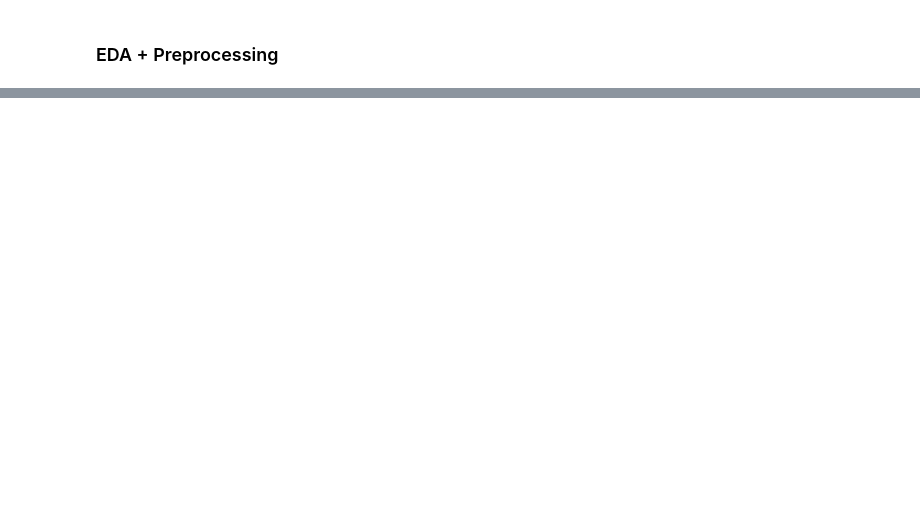
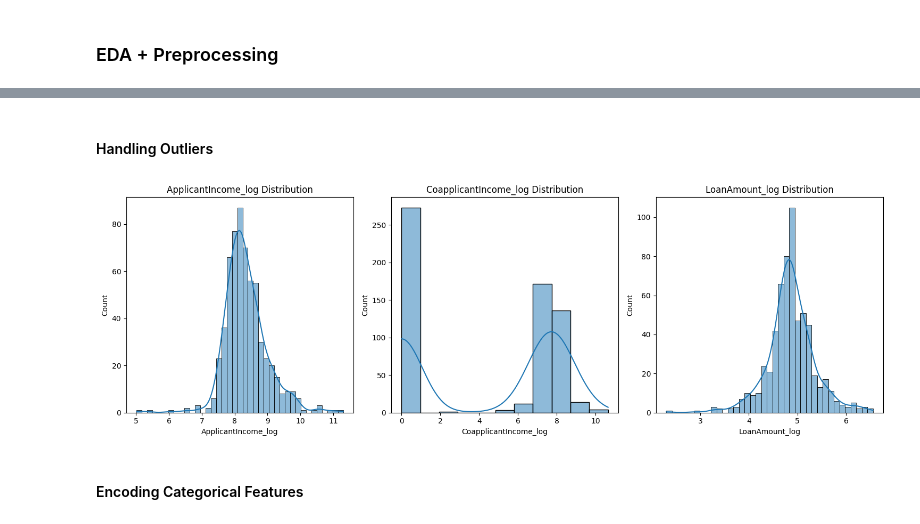
Before and after one commit to ShrijithSM/Loan-Approval-Prediction, a Jupyter notebook: main.ipynb, the cells around one changed output, grey strips where cells are left out. Cells and saved outputs as stored; diff of their text form; code cells hidden in the pictures; blank space fills up the shorter version.

```diff
--- a/main.ipynb
+++ b/main.ipynb
@@ -43,0 +145,11 @@ dtype: int64
+# %%
+# Impute missing values for categorical columns with the mode
+for col in ['Gender', 'Married', 'Dependents', 'Self_Employed', 'Credit_History']:
+    df[col].fillna(df[col].mode()[0], inplace=True)
+
+# Impute missing values for numerical columns with the median (due to potential outliers)
+for col in ['LoanAmount', 'Loan_Amount_Term']:
+    df[col].fillna(df[col].median(), inplace=True)
+
+print("\nMissing Values after Imputation:")
+print(df.isnull().sum()) # Should all be 0 now!
@@ -43,0 +190,32 @@ dtype: int64
+# %% [markdown]
+#### Handling Outliers
+# %%
+# Apply log transformation to skewed numerical features if needed
+# This helps in reducing the impact of outliers and making the distribution more normal.
+df['ApplicantIncome_log'] = np.log(df['ApplicantIncome'] + 1) # Add 1 to avoid log(0)
+df['CoapplicantIncome_log'] = np.log(df['CoapplicantIncome'] + 1)
+df['LoanAmount_log'] = np.log(df['LoanAmount'] + 1)
+
+# You can also create a 'Total_Income' feature
+df['Total_Income'] = df['ApplicantIncome'] + df['CoapplicantIncome']
+df['Total_Income_log'] = np.log(df['Total_Income'] + 1)
+
+# Let's visualize the log-transformed distributions
+plt.figure(figsize=(15, 5))
+plt.subplot(1, 3, 1)
+sns.histplot(df['ApplicantIncome_log'], kde=True)
+plt.title('ApplicantIncome_log Distribution')
+
+plt.subplot(1, 3, 2)
+sns.histplot(df['CoapplicantIncome_log'], kde=True)
+plt.title('CoapplicantIncome_log Distribution')
+
+plt.subplot(1, 3, 3)
+sns.histplot(df['LoanAmount_log'], kde=True)
+plt.title('LoanAmount_log Distribution')
+plt.tight_layout()
+plt.show()
+# %% [output]
+[figure, added]
+# %% [markdown]
+####  Encoding Categorical Features
```
Also changed, not shown: parts of 14 cells of this notebook.
